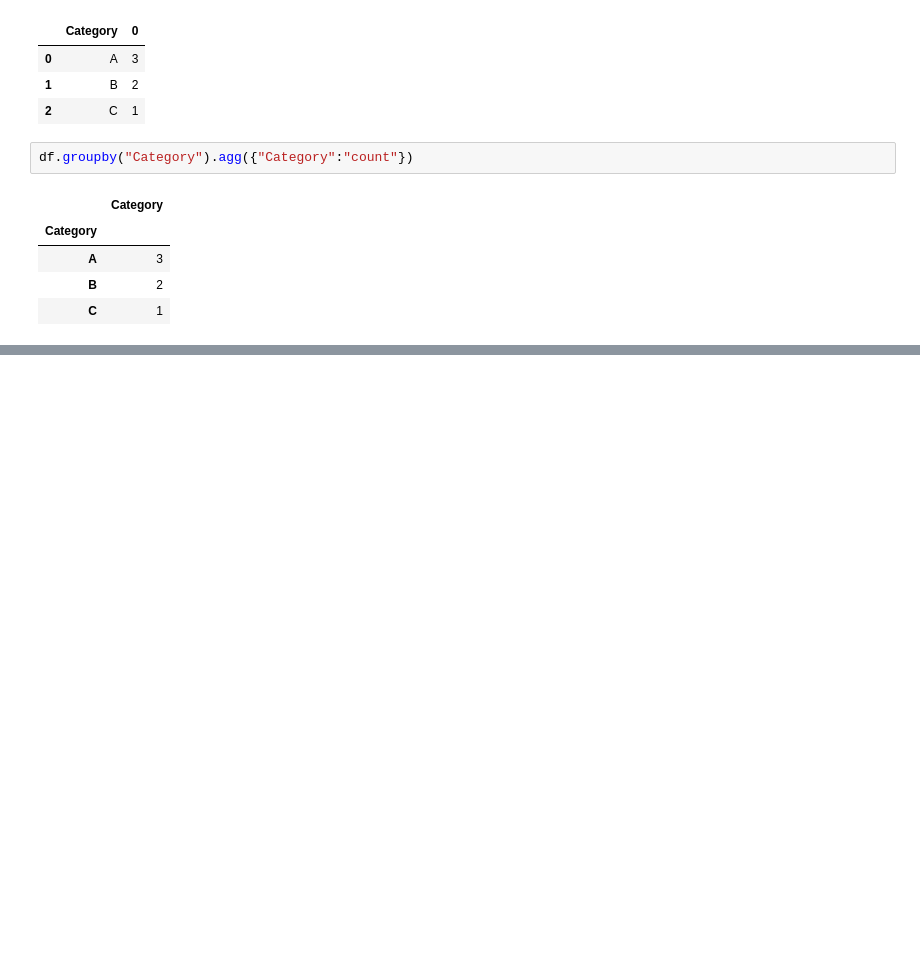
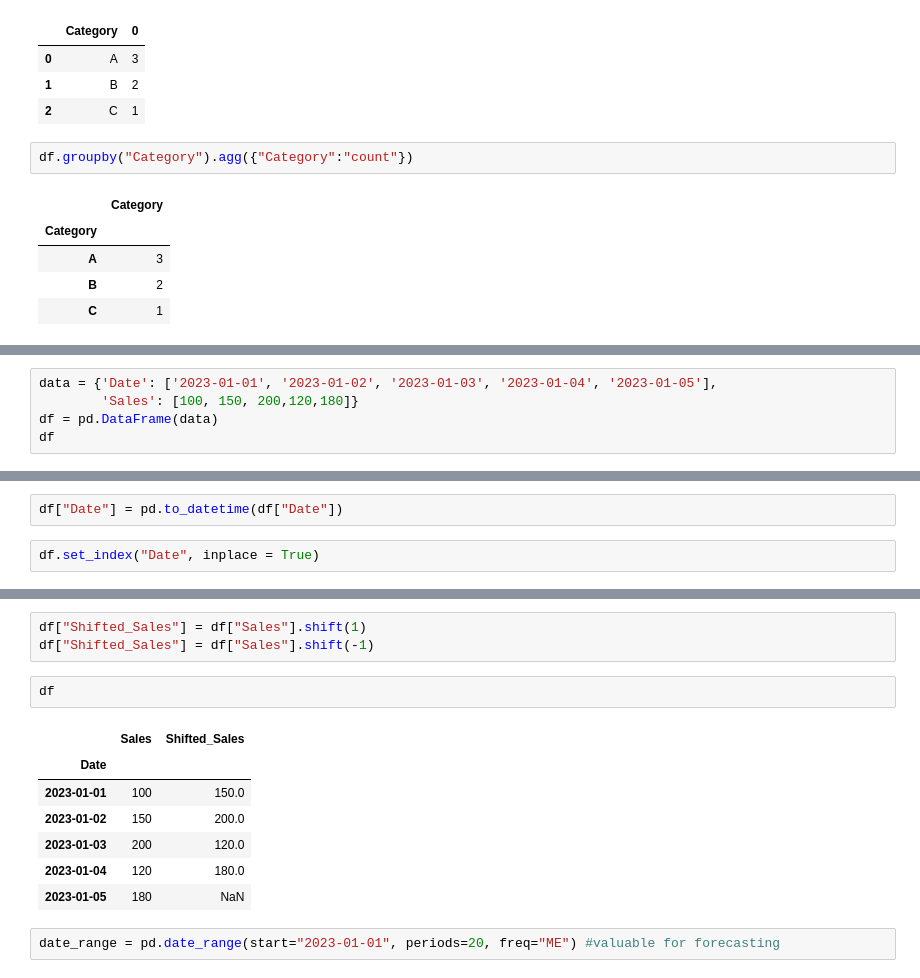
Before and after one commit to LungiNzima/Python-Programming-Course, a Jupyter notebook: Pandas_Course.ipynb, the cells around one changed output, grey strips where cells are left out. Saved outputs shown, nothing was run; the diff lists cells and outputs as text; blank space fills up the shorter version.

```diff
--- a/Pandas_Course.ipynb
+++ b/Pandas_Course.ipynb
@@ -744,0 +832,5 @@ df.groupby("Category").agg({"Category":"count"})
+# %%
+data = {'Date': ['2023-01-01', '2023-01-02', '2023-01-03', '2023-01-04', '2023-01-05'],
+        'Sales': [100, 150, 200,120,180]}
+df = pd.DataFrame(data)
+df
@@ -744,0 +844,4 @@ df.groupby("Category").agg({"Category":"count"})
+# %%
+df["Date"] = pd.to_datetime(df["Date"])
+# %%
+df.set_index("Date", inplace = True)
@@ -744,0 +858,15 @@ df.groupby("Category").agg({"Category":"count"})
+# %%
+df["Shifted_Sales"] = df["Sales"].shift(1)
+df["Shifted_Sales"] = df["Sales"].shift(-1)
+# %%
+df
+# %% [output]
+|  | Sales | Shifted_Sales |
+| Date |  |  |
+| 2023-01-01 | 100 | 150.0 |
+| 2023-01-02 | 150 | 200.0 |
+| 2023-01-03 | 200 | 120.0 |
+| 2023-01-04 | 120 | 180.0 |
+| 2023-01-05 | 180 | NaN |
+# %%
+date_range = pd.date_range(start="2023-01-01", periods=20, freq="ME") #valuable for forecasting
```
Also changed, not shown: parts of 21 cells of this notebook.
